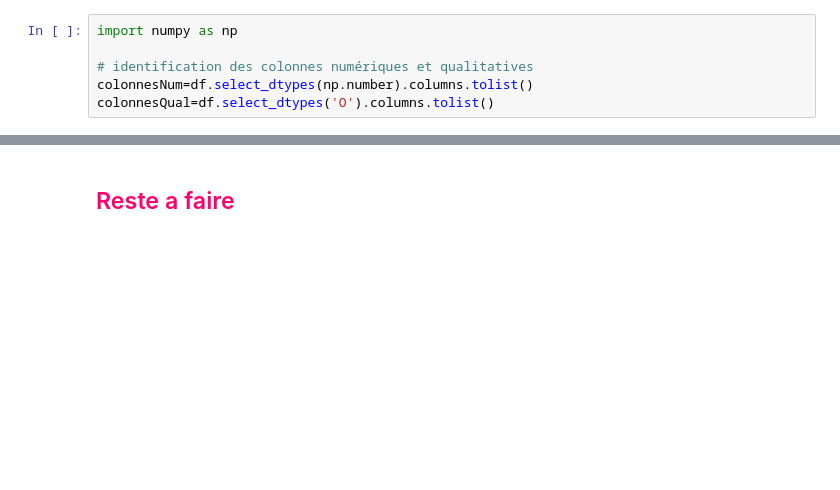
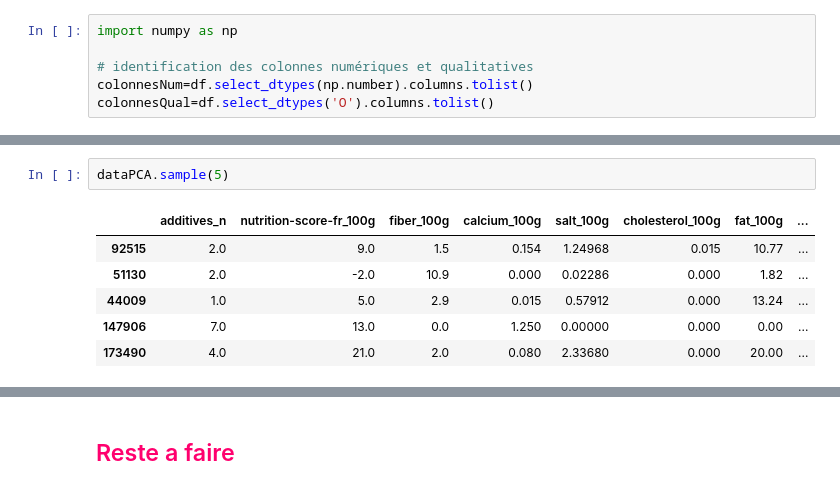
Before and after one commit to 8huit/analyse-de-donnees-nutritionnelles, a Jupyter notebook: p2_donnees_nutritionnelles_exploration.ipynb, the cells around one changed output, grey strips where cells are left out. Cells and saved outputs as stored; diff of their text form; blank space fills up the shorter version.

```diff
--- a/p2_donnees_nutritionnelles_exploration.ipynb
+++ b/p2_donnees_nutritionnelles_exploration.ipynb
@@ -162,0 +74,9 @@ sns.set_context("paper", font_scale=1)
+# %%
+dataPCA.sample(5)
+# %% [output]
+|  | additives_n | nutrition-score-fr_100g | fiber_100g | calcium_100g | salt_100g | cholesterol_100g | fat_100g | ... |
+| 92515 | 2.0 | 9.0 | 1.5 | 0.154 | 1.24968 | 0.015 | 10.77 | ... |
+| 51130 | 2.0 | -2.0 | 10.9 | 0.000 | 0.02286 | 0.000 | 1.82 | ... |
+| 44009 | 1.0 | 5.0 | 2.9 | 0.015 | 0.57912 | 0.000 | 13.24 | ... |
+| 147906 | 7.0 | 13.0 | 0.0 | 1.250 | 0.00000 | 0.000 | 0.00 | ... |
+| 173490 | 4.0 | 21.0 | 2.0 | 0.080 | 2.33680 | 0.000 | 20.00 | ... |
```
Also changed, not shown: parts of 41 cells of this notebook.
